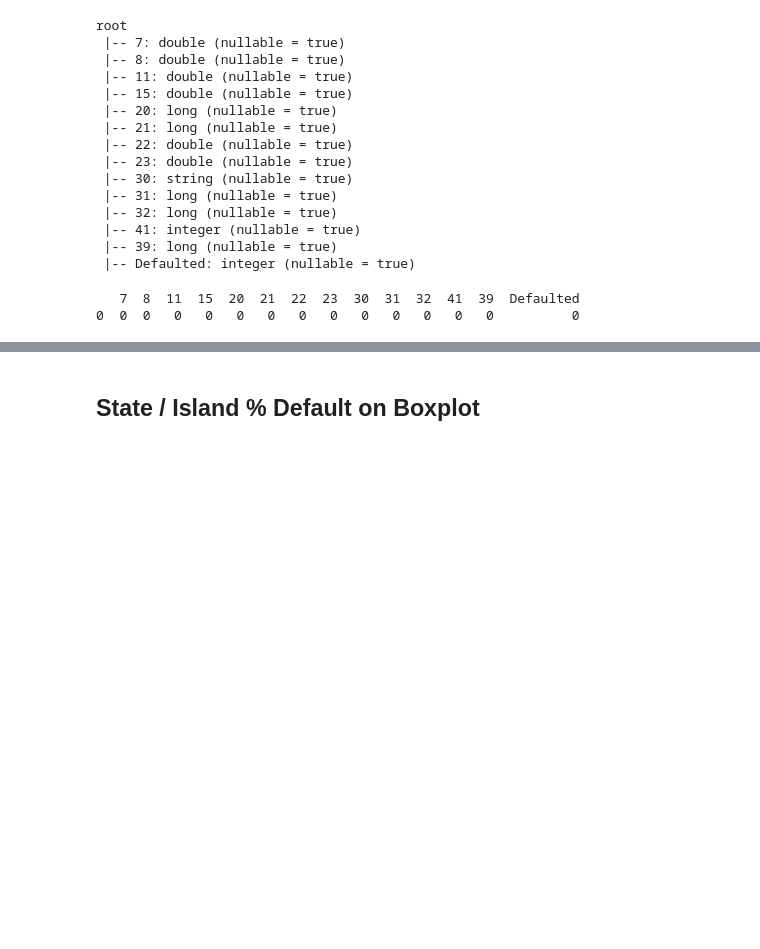
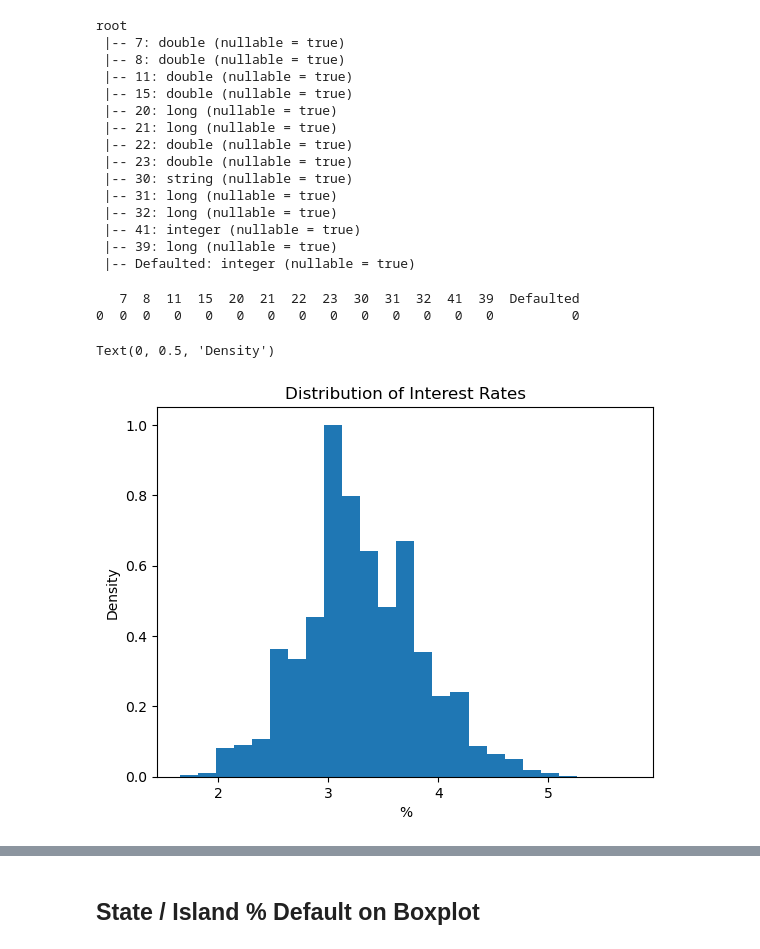
Before and after one commit to antoniopt0210/antoniopt0210.github.io, a Jupyter notebook: research.ipynb, the cells around one changed output, grey strips where cells are left out. Cells and saved outputs as stored; diff of their text form; code cells hidden in the pictures; blank space fills up the shorter version.

```diff
--- a/research.ipynb
+++ b/research.ipynb
@@ -339,3 +359,12 @@ check_NA(q1)
 # %% [output]
    7  8  11  15  20  21  22  23  30  31  32  41  39  Defaulted
 0  0  0   0   0   0   0   0   0   0   0   0   0   0          0
+# %%
+sampled_rate = q1.sample(fraction= round(500000/q1.count(), 3), seed=SEED).join(msa, on="31", how="left").toPandas()
+_ = plt.hist(sampled_rate['8'], bins=25, density=True)
+plt.title("Distribution of Interest Rates")
+plt.xlabel("%")
+plt.ylabel("Density")
+# %% [output]
+Text(0, 0.5, 'Density')
+[figure, added]
```
Also changed, not shown: parts of 12 cells of this notebook.
